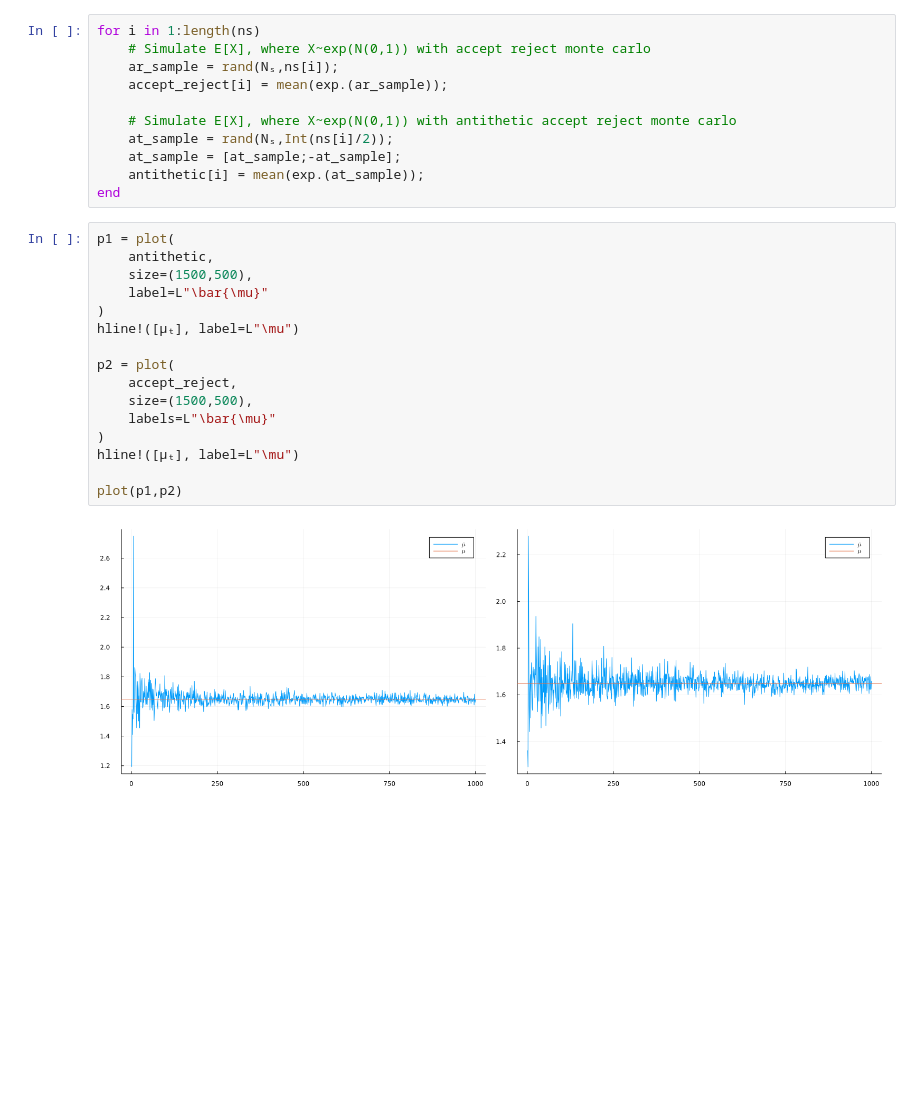
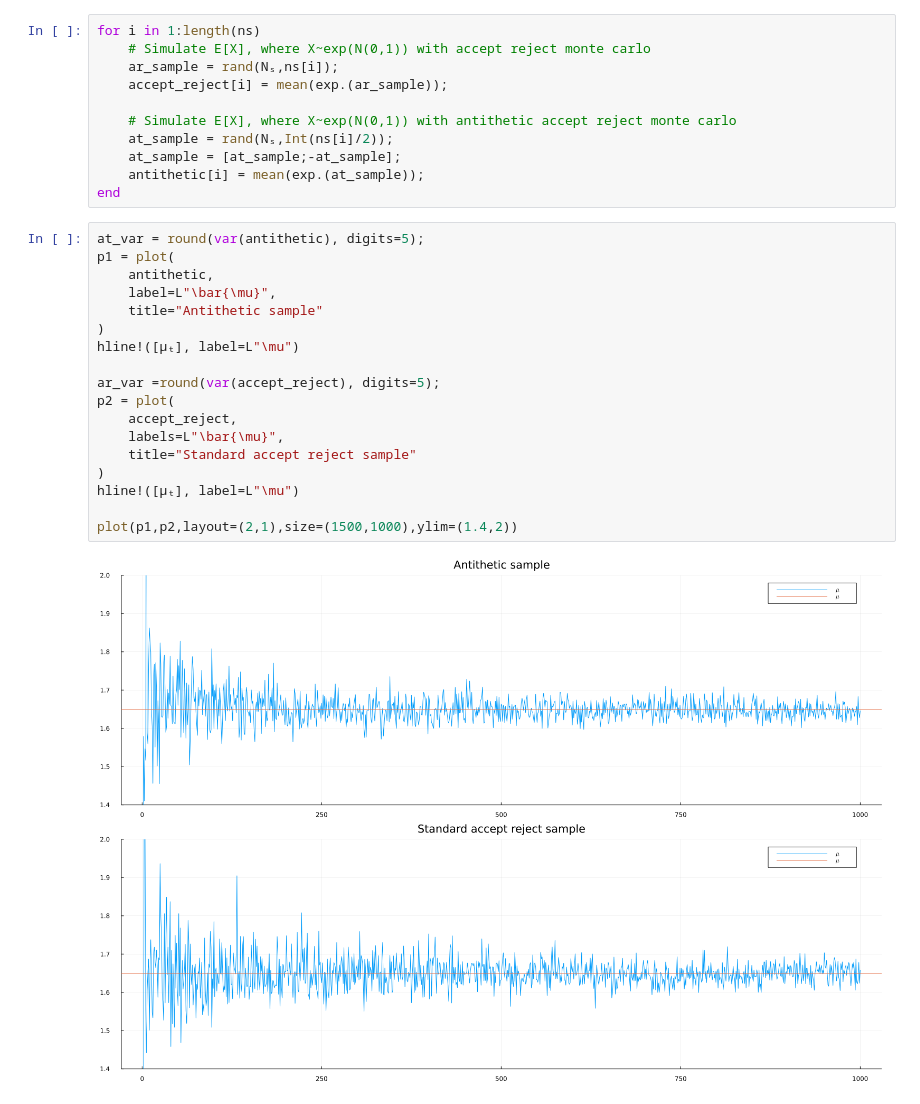
Before and after one commit to SanteriVtj/Antithetics, a Jupyter notebook: antithetics.ipynb, the cells around one changed output. Cells and saved outputs as stored; diff of their text form; blank space fills up the shorter version.

Commit message:
improvements for plots

```diff
--- a/antithetics.ipynb
+++ b/antithetics.ipynb
@@ -22,20 +22,22 @@ for i in 1:length(ns)
     antithetic[i] = mean(exp.(at_sample));
 end
 # %%
+at_var = round(var(antithetic), digits=5);
 p1 = plot(
     antithetic,
-    size=(1500,500),
-    label=L"\bar{\mu}"
+    label=L"\bar{\mu}",
+    title="Antithetic sample"
 )
 hline!([μₜ], label=L"\mu")
 
+ar_var =round(var(accept_reject), digits=5);
 p2 = plot(
     accept_reject,
-    size=(1500,500),
-    labels=L"\bar{\mu}"
+    labels=L"\bar{\mu}",
+    title="Standard accept reject sample"
 )
 hline!([μₜ], label=L"\mu")
 
-plot(p1,p2)
+plot(p1,p2,layout=(2,1),size=(1500,1000),ylim=(1.4,2))
 # %% [output]
-[figure, old version]
+[figure, new version]
```
Also changed, not shown: 1 other file.
